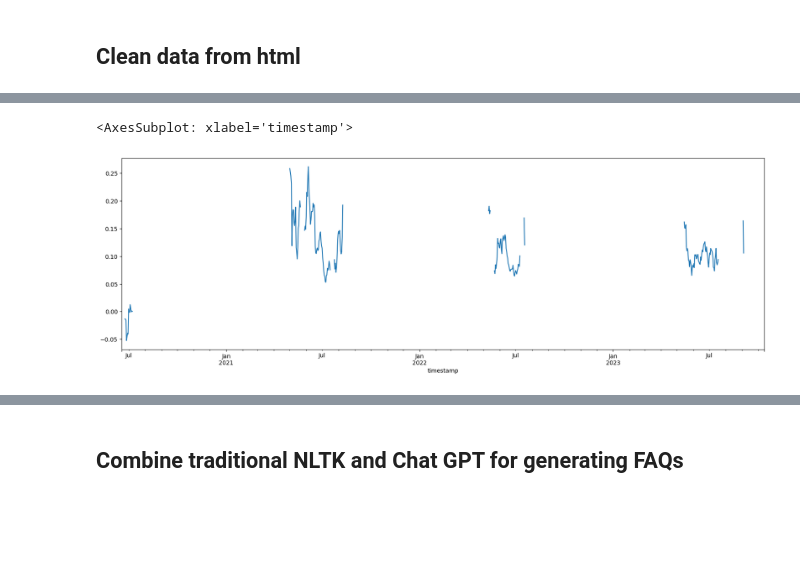
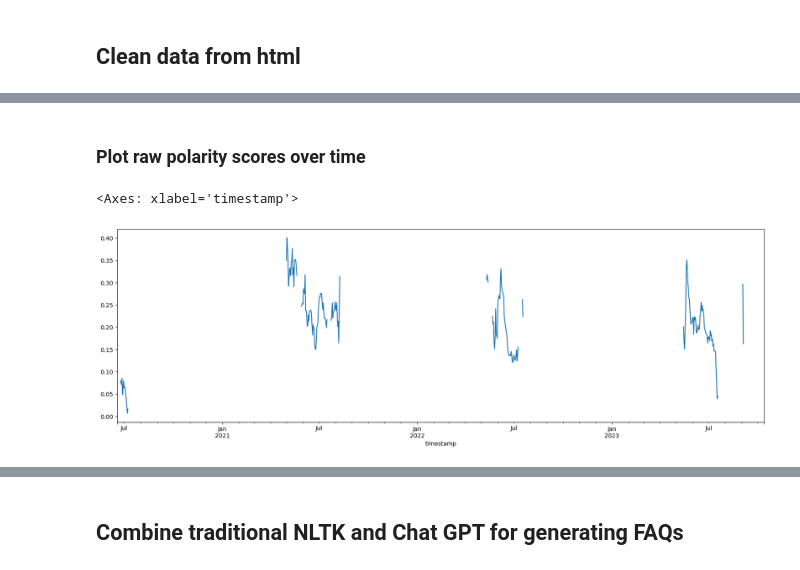
Before and after one commit to iot-lnu/Research-DiscordAnalysis, a Jupyter notebook: Discord-AI.ipynb, the cells around one changed output, grey strips where cells are left out. Cells and saved outputs as stored; diff of their text form; code cells hidden in the pictures; blank space fills up the shorter version.

Commit message:
Merging the analysis and adding AI sentiment

```diff
--- a/Discord-AI.ipynb
+++ b/Discord-AI.ipynb
@@ -74,15 +89,24 @@ len(df_messages)
 # %% [markdown]
 ## Clean data from html
 # %%
-from bs4 import BeautifulSoup
-import warnings
+nltk.download('stopwords')
+warnings.filterwarnings("ignore", category=UserWarning, module='bs4')
 
 def clean_html(text):
-    warnings.filterwarnings("ignore", category=UserWarning, module='bs4')
     soup = BeautifulSoup(str(text), "html.parser")
-
-    txt=soup.text # remove html tags
+    txt = soup.text # remove html tags
     txt = txt.lower()
+    # remove mentions
+    txt = re.sub("(?<=^|(?<=[^a-zA-Z0-9-_\.]))@([A-Za-z]+[A-Za-z0-9_]+)", '', txt)
+    # remove urls
+    txt = re.sub("http\S+", '', txt)
+    # remove hashtags
+    txt = re.sub("#(\w+)", '', txt)
+    # remove punctuations and emoticons
+    txt = re.sub('[^\w\s]', '', txt)
+    # remove stop words
+    stop_words = set(stopwords.words('english'))
+    txt = " ".join([w for w in txt.split() if w not in stop_words])
 
     return txt
 
@@ -101,4 +130,16 @@ df_messages.head()
 # %%
-from textblob import TextBlob
+nltk.download('vader_lexicon')
 
-df_messages['sentiment'] = df_messages['message'].apply(lambda msg: TextBlob(str(msg)).sentiment.polarity)
+sid = SentimentIntensityAnalyzer()
+df_messages["nltk_polarity"] = df_messages["message"].apply(lambda x: sid.polarity_scores(x))
+def sentiment_label(x):
+    if x["compound"]>0.05:
+        return "Positive"
+    elif x["compound"]<-0.05:
+        return "Negative"
+    else:
+        return "Neutral"
+df_messages["nltk_sentiment"] = df_messages["nltk_polarity"].apply(lambda x: sentiment_label(x))
+df_messages["nltk_polarity"] = df_messages["nltk_polarity"].apply(lambda x:  x["compound"])
+#df = df.drop("nltk_polarity", axis=1)
+df_messages.head(4)
@@ -105,4 +157,4 @@ df_messages['sentiment'] = df_messages['message'].apply(lambda msg: TextBlob(str
 # %%
 df_messages['timestamp'] = pd.to_datetime(df_messages['t'].astype(int), unit='ms', errors = 'coerce')
-
+df_messages["date_only"] = df_messages["timestamp"].dt.date
 df_messages.set_index('timestamp', inplace=True)
@@ -126,9 +161,9 @@ df_messages
+# %% [markdown]
+### Plot raw polarity scores over time
 # %%
 #df_2022 = df_messages[df_messages.index.year == 2022]
-import matplotlib.pyplot as plt
-
 plt.figure(figsize=(20,6))
-df_messages['sentiment'].resample('D').mean().rolling(window=7).mean().plot()
+df_messages['nltk_polarity'].resample('D').mean().rolling(window=7).mean().plot()
 # %% [output]
-<AxesSubplot: xlabel='timestamp'>
+<Axes: xlabel='timestamp'>
-[figure, old version]
+[figure, new version]
```
Also changed, not shown: parts of 25 cells of this notebook.
